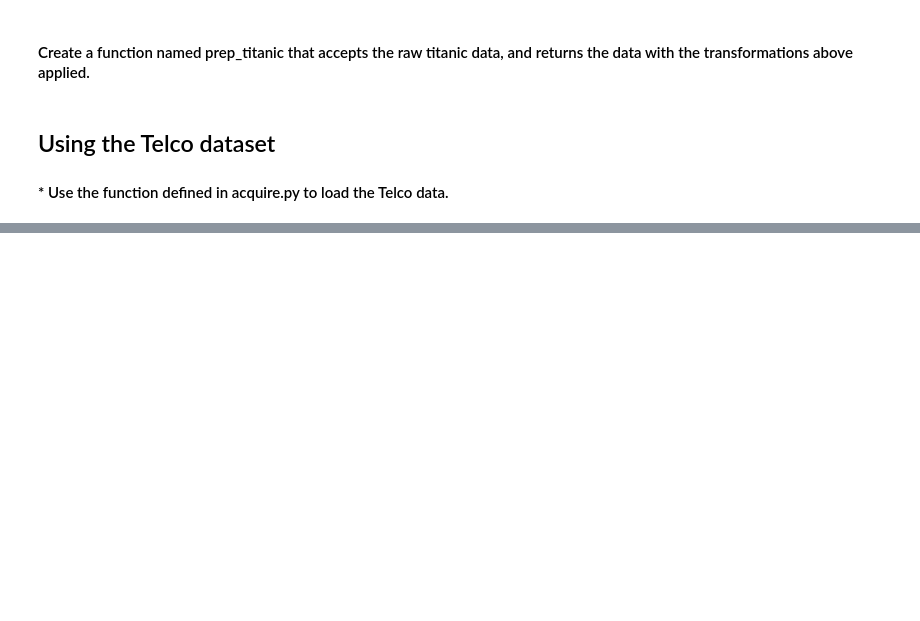
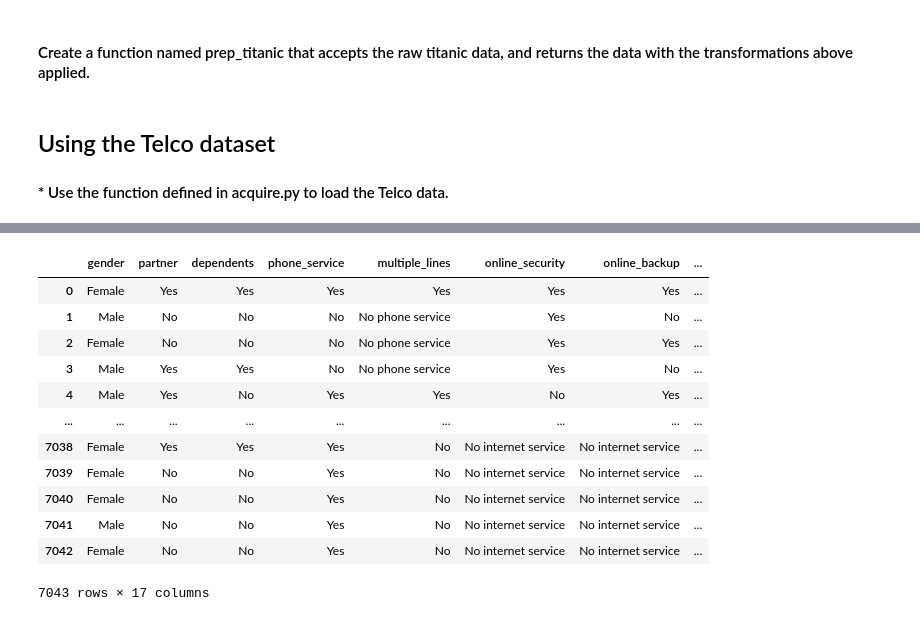
Before and after one commit to brentschriver/classification-exercises, a Jupyter notebook: classification-exercises-revisited.ipynb, the cells around one changed output, grey strips where cells are left out. Saved outputs shown, nothing was run; the diff lists cells and outputs as text; code cells hidden in the pictures; blank space fills up the shorter version.

```diff
--- a/classification-exercises-revisited.ipynb
+++ b/classification-exercises-revisited.ipynb
@@ -185,0 +256,18 @@ def prep_titanic(df):
+# %%
+categorical_columns = telco.select_dtypes(include='object').drop(columns='customer_id')
+# %%
+categorical_columns
+# %% [output]
+|  | gender | partner | dependents | phone_service | multiple_lines | online_security | online_backup | ... |
+| 0 | Female | Yes | Yes | Yes | Yes | Yes | Yes | ... |
+| 1 | Male | No | No | No | No phone service | Yes | No | ... |
+| 2 | Female | No | No | No | No phone service | Yes | Yes | ... |
+| 3 | Male | Yes | Yes | No | No phone service | Yes | No | ... |
+| 4 | Male | Yes | No | Yes | Yes | No | Yes | ... |
+| ... | ... | ... | ... | ... | ... | ... | ... | ... |
+| 7038 | Female | Yes | Yes | Yes | No | No internet service | No internet service | ... |
+| 7039 | Female | No | No | Yes | No | No internet service | No internet service | ... |
+| 7040 | Female | No | No | Yes | No | No internet service | No internet service | ... |
+| 7041 | Male | No | No | Yes | No | No internet service | No internet service | ... |
+| 7042 | Female | No | No | Yes | No | No internet service | No internet service | ... |
+7043 rows × 17 columns
```
Also changed, not shown: parts of 17 cells of this notebook.
